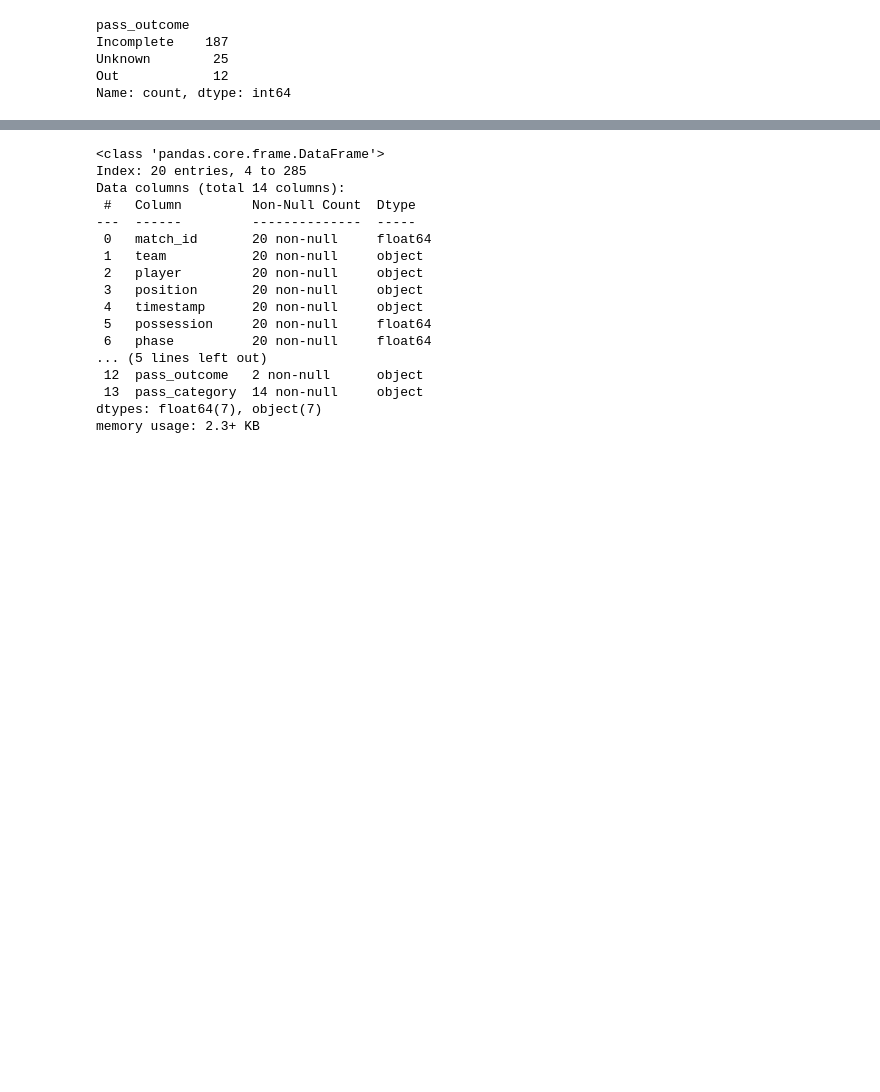
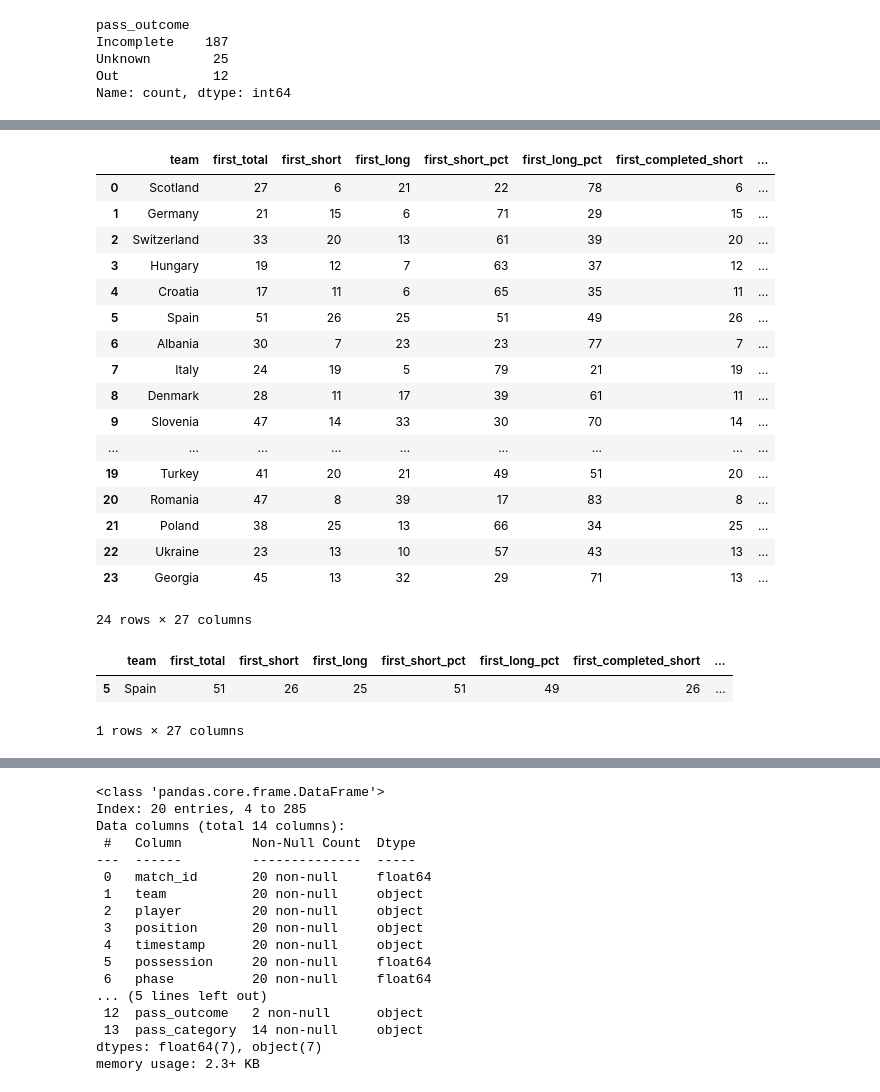
Before and after one commit to MarijnSt/spain-analysis-euro-2024, a Jupyter notebook: notebooks/gk_distribution.ipynb, the cells around one changed output, grey strips where cells are left out. Drawn from its saved outputs; the diff is of its cells as text; code cells hidden in the pictures; blank space fills up the shorter version.

```diff
--- a/notebooks/gk_distribution.ipynb
+++ b/notebooks/gk_distribution.ipynb
@@ -79,3 +82,7 @@ chain_events[chain_events["team"] == "Spain"].head(30)
 | 279 | 3943043 | Spain | Unai Simón Mendibil | Goalkeeper | 00:19:14.810 | 101 | Pass | 2 | 5.0 | 40.3 | ... |
 | 280 | 3943043 | Spain | Aymeric Laporte | Left Center Back | 00:20:05.804 | 103 | Pass | 1 | 6.0 | 31.1 | ... |
 | 281 | 3943043 | Spain | Unai Simón Mendibil | Goalkeeper | 00:20:08.834 | 103 | Pass | 2 | 4.5 | 39.5 | ... |
+# %%
+build_up_stats = calculate_build_up_stats(first_events, chain_events)
+build_up_stats.head(30)
+# %% [output]
@@ -82 +90,25 @@ chain_events[chain_events["team"] == "Spain"].head(30)
+|  | team | first_total | first_short | first_long | first_short_pct | first_long_pct | first_completed_short | ... |
+| 0 | Scotland | 27 | 6 | 21 | 22 | 78 | 6 | ... |
+| 1 | Germany | 21 | 15 | 6 | 71 | 29 | 15 | ... |
+| 2 | Switzerland | 33 | 20 | 13 | 61 | 39 | 20 | ... |
+| 3 | Hungary | 19 | 12 | 7 | 63 | 37 | 12 | ... |
+| 4 | Croatia | 17 | 11 | 6 | 65 | 35 | 11 | ... |
+| 5 | Spain | 51 | 26 | 25 | 51 | 49 | 26 | ... |
+| 6 | Albania | 30 | 7 | 23 | 23 | 77 | 7 | ... |
+| 7 | Italy | 24 | 19 | 5 | 79 | 21 | 19 | ... |
+| 8 | Denmark | 28 | 11 | 17 | 39 | 61 | 11 | ... |
+| 9 | Slovenia | 47 | 14 | 33 | 30 | 70 | 14 | ... |
+| ... | ... | ... | ... | ... | ... | ... | ... | ... |
+| 19 | Turkey | 41 | 20 | 21 | 49 | 51 | 20 | ... |
+| 20 | Romania | 47 | 8 | 39 | 17 | 83 | 8 | ... |
+| 21 | Poland | 38 | 25 | 13 | 66 | 34 | 25 | ... |
+| 22 | Ukraine | 23 | 13 | 10 | 57 | 43 | 13 | ... |
+| 23 | Georgia | 45 | 13 | 32 | 29 | 71 | 13 | ... |
+24 rows × 27 columns
+# %%
+build_up_stats[build_up_stats["team"] == "Spain"]
+# %% [output]
+|  | team | first_total | first_short | first_long | first_short_pct | first_long_pct | first_completed_short | ... |
+| 5 | Spain | 51 | 26 | 25 | 51 | 49 | 26 | ... |
+1 rows × 27 columns
 # %%
```
Also changed, not shown: parts of 3 cells of this notebook, 5 other files.
